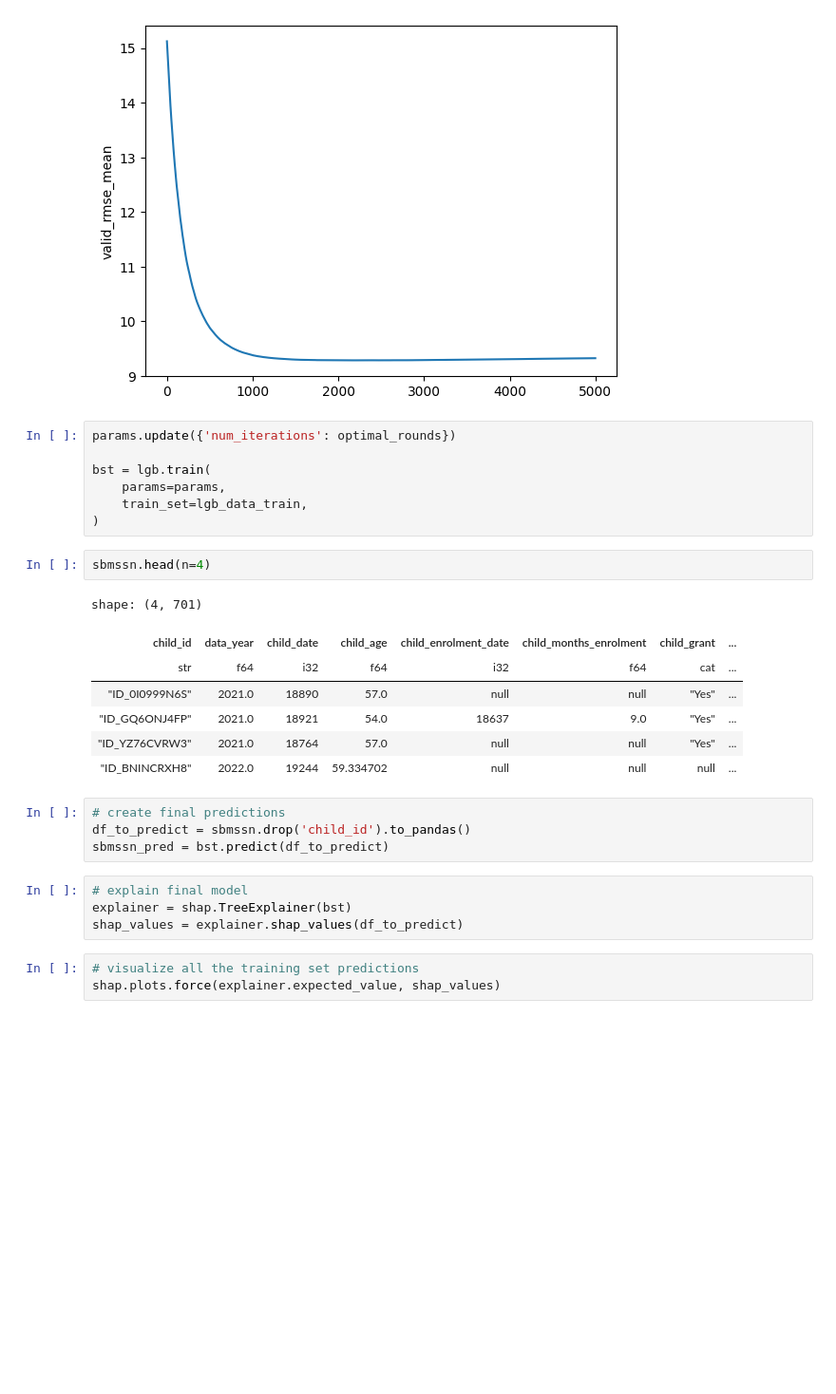
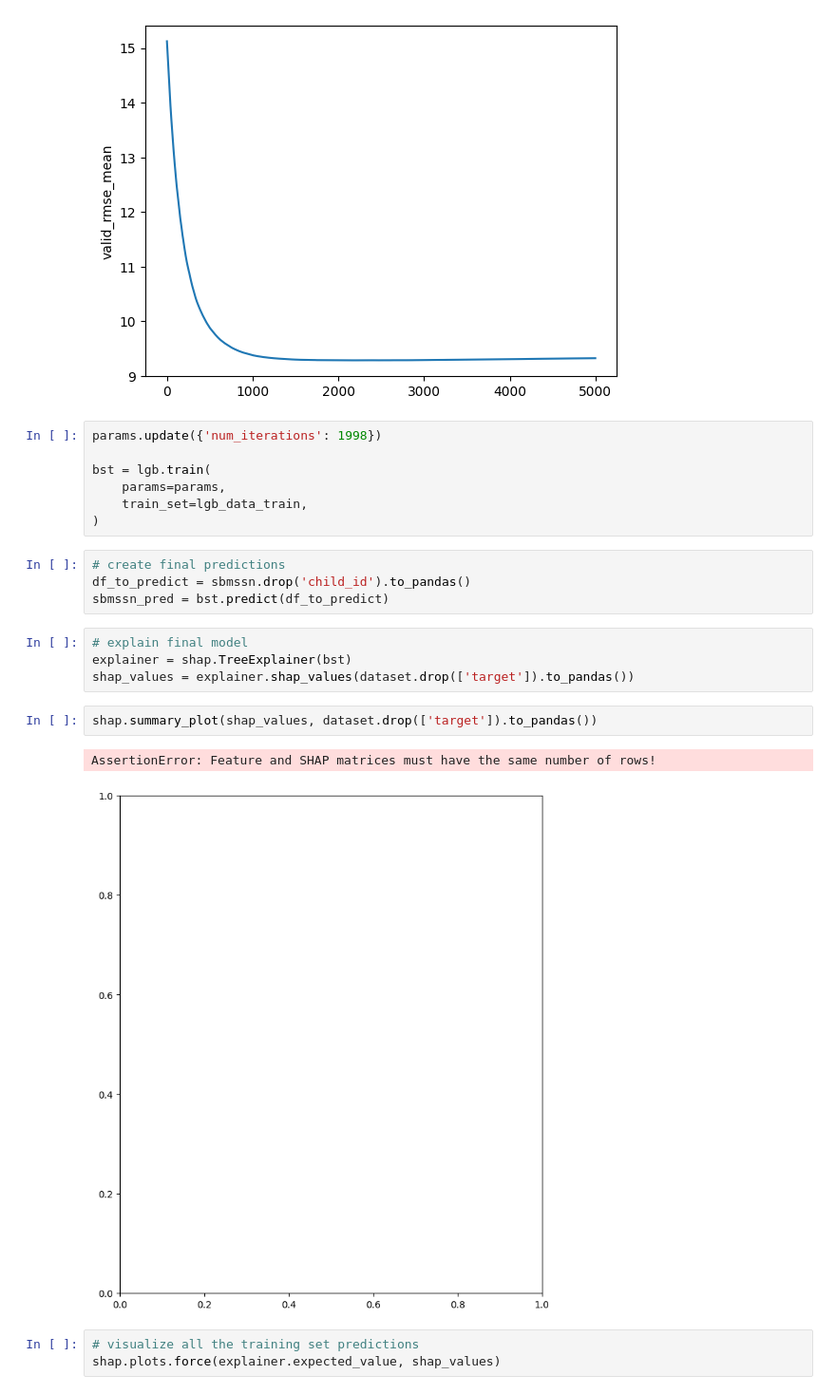
Before and after one commit to danielseussler/zindi-earlylearning-py, a Jupyter notebook: notebooks/analysis.ipynb, the cells around one changed output. Shown at 95% size. Drawn from its saved outputs; the diff is of its cells as text; blank space fills up the shorter version.

```diff
--- a/notebooks/analysis.ipynb
+++ b/notebooks/analysis.ipynb
@@ -73,22 +73,12 @@ ax = sns.lineplot(data=pltdat, x=pltdat.index, y="valid_rmse_mean", ci=None)
 # %% [output]
 [figure]
 # %%
-params.update({'num_iterations': optimal_rounds})
+params.update({'num_iterations': 1998})
 
 bst = lgb.train(
     params=params,
     train_set=lgb_data_train,
 )
-# %%
-sbmssn.head(n=4)
-# %% [output]
-shape: (4, 701)
-| child_id | data_year | child_date | child_age | child_enrolment_date | child_months_enrolment | child_grant | ... |
-| str | f64 | i32 | f64 | i32 | f64 | cat | ... |
-| "ID_0I0999N6S" | 2021.0 | 18890 | 57.0 | null | null | "Yes" | ... |
-| "ID_GQ6ONJ4FP" | 2021.0 | 18921 | 54.0 | 18637 | 9.0 | "Yes" | ... |
-| "ID_YZ76CVRW3" | 2021.0 | 18764 | 57.0 | null | null | "Yes" | ... |
-| "ID_BNINCRXH8" | 2022.0 | 19244 | 59.334702 | null | null | null | ... |
 # %%
 # create final predictions
 df_to_predict = sbmssn.drop('child_id').to_pandas()
@@ -96,7 +86,12 @@ sbmssn_pred = bst.predict(df_to_predict)
 # %%
 # explain final model
 explainer = shap.TreeExplainer(bst)
-shap_values = explainer.shap_values(df_to_predict)
+shap_values = explainer.shap_values(dataset.drop(['target']).to_pandas())
+# %%
+shap.summary_plot(shap_values, dataset.drop(['target']).to_pandas())
+# %% [output]
+AssertionError: Feature and SHAP matrices must have the same number of rows!
+[figure, added]
 # %%
 # visualize all the training set predictions
 shap.plots.force(explainer.expected_value, shap_values)
```
Also changed, not shown: parts of 3 cells of this notebook.
